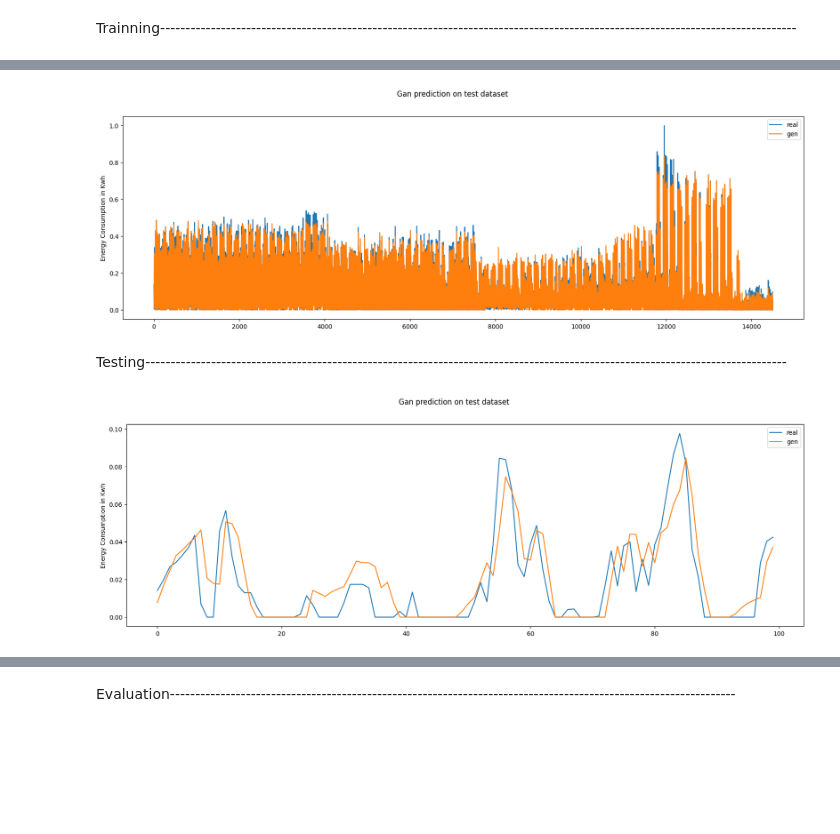
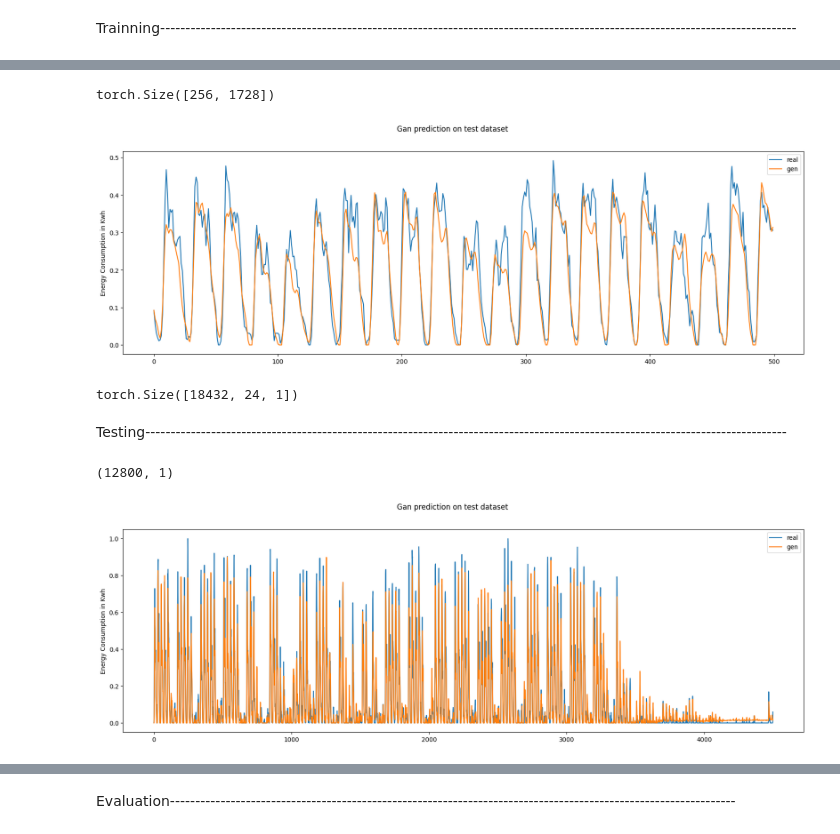
Before and after one commit to fffahim/ResiDualNet, a Jupyter notebook: Data-imputation/Forecasting/main.ipynb, the cells around one changed output, grey strips where cells are left out. Drawn from its saved outputs; the diff is of its cells as text; code cells hidden in the pictures; blank space fills up the shorter version.

```diff
--- a/Data-imputation/Forecasting/main.ipynb
+++ b/Data-imputation/Forecasting/main.ipynb
@@ -47,8 +49,13 @@ input_size = df.shape[1]
+# %%
+input_size = df.shape[1]
+hidden_size = 7
 # %%
 scaler = MinMaxScaler(feature_range=(0,1))
 df = scaler.fit_transform(df)
-df = pd.DataFrame(df, columns=['Day of week', 'Energy', 'Week Day', 'Year', 'Month', 'Day of month', 'Hour'])
-#df = pd.DataFrame(df, columns=['Energy'])
+#df = pd.DataFrame(df, columns=['Day of week', 'Energy', 'Week Day', 'Year', 'Month', 'Day of month', 'Hour', 'Sum'])
+df = pd.DataFrame(df, columns=columns)
+# %%
+train_ratio = 0.80
 # %%
 data_train, data_test, ground_truth_train, ground_truth_test = get_train_test_dataset_forecasting(df, train_ratio)
 # %%
@@ -62,10 +69,9 @@ ground_truth_train = torch.from_numpy(ground_truth_train).float().to(device)
 # %% [markdown]
 Trainning------------------------------------------------------------------------------------------------------------------------------
 # %%
-hidden_size = 6
-model = Mogrifier_LSTM(input_size, hidden_size, 1, batch_size).to(device)
+model = Mogrifier_LSTM(input_size, hidden_size, future_step, batch_size).to(device)
 #model = Seq2SeqAttention(input_size, hidden_size, input_size).to(device)
-optimizer = torch.optim.Adam(model.parameters(), lr = learning_rate, weight_decay = 0.0001)
+optimizer = torch.optim.Adam(model.parameters(), lr = learning_rate, weight_decay = 0.005)
 loss_function_mogrifier = nn.MSELoss()
 # %%
 real_dataset_mogrifier, gen_dataset_mogrifier, errors_generator_mogrifier = train_mogrifier_lstm(model, optimizer, loss_function_mogrifier, data_train, ground_truth_train, step_per_epoch)
@@ -98,6 +112,14 @@ mlt.show()
+# %%
+gen_dataset_mogrifier.view(batch_size, -1).shape
+# %% [output]
+torch.Size([256, 1728])
 # %%
-plot_full_dataset(real_dataset_mogrifier[:].detach().cpu().numpy(), gen_dataset_mogrifier[:].detach().cpu().numpy(), 1000, 15500, 'Results/test1.png', 0)
+plot_full_dataset(real_dataset_mogrifier[:, -1, :].detach().cpu().numpy(), gen_dataset_mogrifier[:, -1, :].detach().cpu().numpy(), 000, 500, 'Results/test1.png', 0)
 # %% [output]
-[figure, old version]
+[figure, new version]
+# %%
+real_dataset_mogrifier.shape
+# %% [output]
+torch.Size([18432, 24, 1])
 # %% [markdown]
 Testing-------------------------------------------------------------------------------------------------------------------------------
@@ -117,6 +147,10 @@ data_test = data_test[: -(data_test.shape[0] % batch_size)]
 ground_truth_test = ground_truth_test[: -(ground_truth_test.shape[0] % batch_size)]
 # %%
 step_per_epoch = len(data_test) // batch_size
+# %%
+df.shape
+# %% [output]
+(12800, 1)
 # %%
 # tr = df['Energy']
 # mlt.figure(figsize=(20, 6))
@@ -131,9 +165,9 @@ ground_truth_test = torch.from_numpy(ground_truth_test).float().to(device)
 # %%
 real_dataset_test_mogrifier, predicted_dataset_mogrifier, loss = test_model(model, data_test, ground_truth_test, loss_function_mogrifier, step_per_epoch)
 # %%
-plot_full_dataset(real_dataset_test_mogrifier.detach().cpu().numpy(), predicted_dataset_mogrifier.detach().cpu().numpy(), 000, 100, 'Results/test3.png', 0)
+plot_full_dataset(real_dataset_test_mogrifier.detach().cpu().numpy(), predicted_dataset_mogrifier.detach().cpu().numpy(), 000, 4500, 'Results/test3.png', 0)
 # %% [output]
-[figure, old version]
+[figure, new version]
 # %%
 mlt.suptitle('Loss')
 #mlt.plot(errors_generator, label='train_loss')
```
Also changed, not shown: parts of 61 cells of this notebook, 46 other files.
